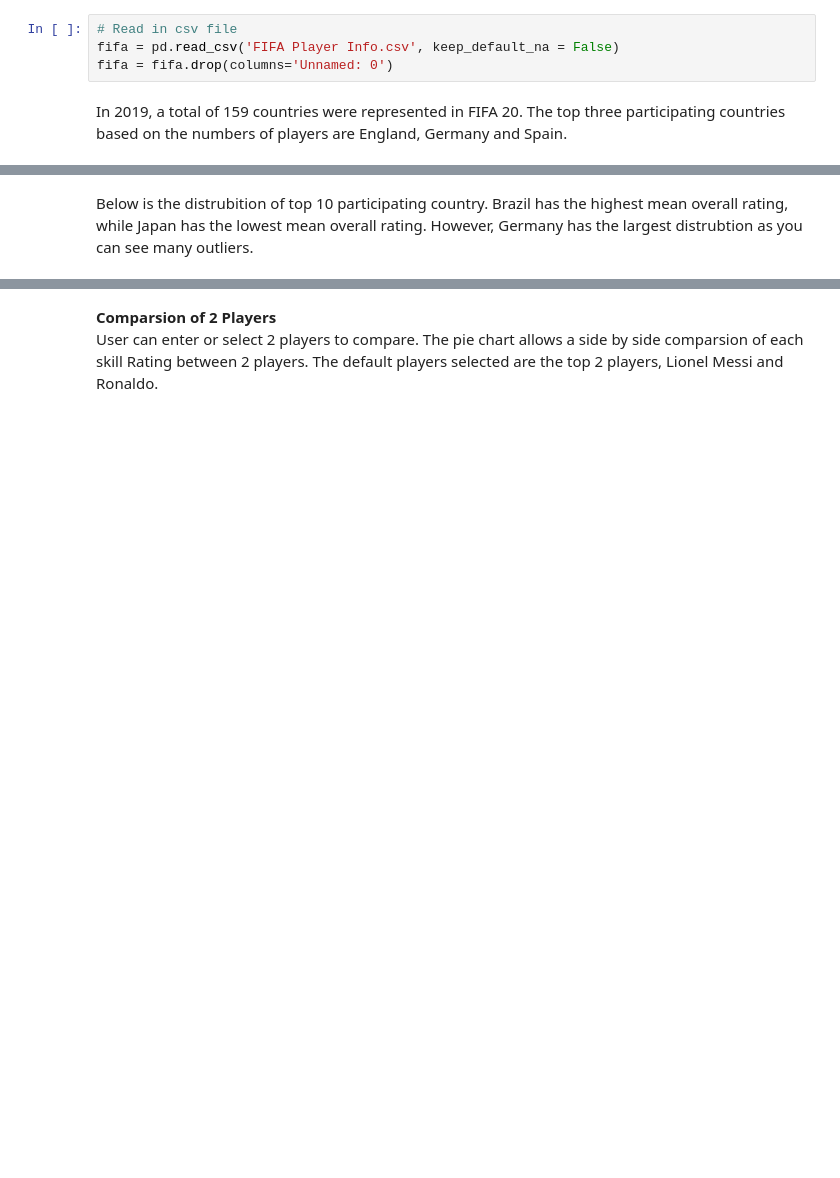
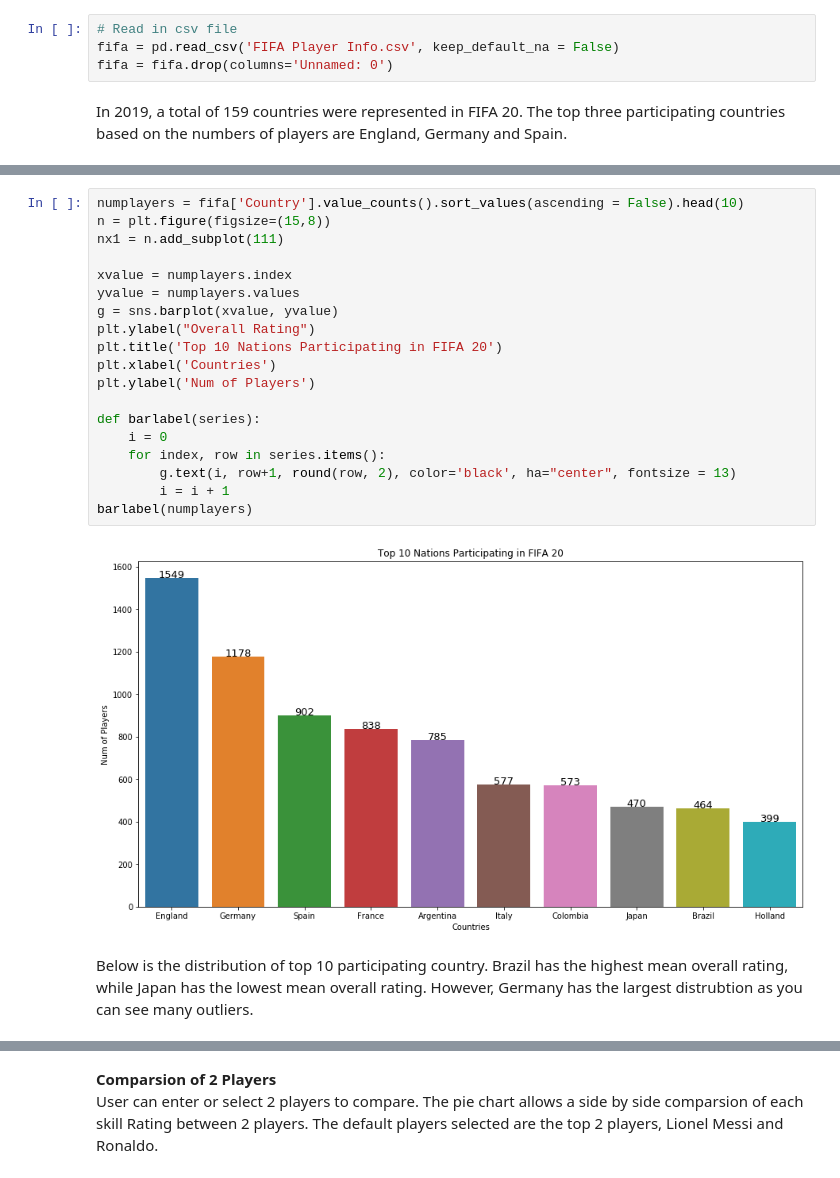
Before and after one commit to yte9pc/FIFA-20-Interactive-App, a Jupyter notebook: FIFAApp.ipynb, the cells around one changed output, grey strips where cells are left out. Drawn from its saved outputs; the diff is of its cells as text; blank space fills up the shorter version.

```diff
--- a/FIFAApp.ipynb
+++ b/FIFAApp.ipynb
@@ -58,5 +48,26 @@ plt
+# %%
+numplayers = fifa['Country'].value_counts().sort_values(ascending = False).head(10)
+n = plt.figure(figsize=(15,8))
+nx1 = n.add_subplot(111)
+
+xvalue = numplayers.index
+yvalue = numplayers.values
+g = sns.barplot(xvalue, yvalue)
+plt.ylabel("Overall Rating")
+plt.title('Top 10 Nations Participating in FIFA 20')
+plt.xlabel('Countries')
+plt.ylabel('Num of Players')
+
+def barlabel(series):
+    i = 0
+    for index, row in series.items():
+        g.text(i, row+1, round(row, 2), color='black', ha="center", fontsize = 13)
+        i = i + 1
+barlabel(numplayers)
+# %% [output]
+[figure, added]
 # %% [markdown]
-Below is the distrubition of top 10 participating country. Brazil has the highest mean overall rating, while Japan has the lowest mean overall rating. However, Germany has the largest distrubtion as you can see many outliers.
+Below is the distribution of top 10 participating country. Brazil has the highest mean overall rating, while Japan has the lowest mean overall rating. However, Germany has the largest distrubtion as you can see many outliers.
 # %%
 # Top contries overall rating distribution
 some_countries = ('England', 'Germany', 'Spain', 'France', 'Argentina', 'Italy', 'Columbia', 'Japan', 'Brazil', 'Holland')
```
Also changed, not shown: parts of 25 cells of this notebook.
